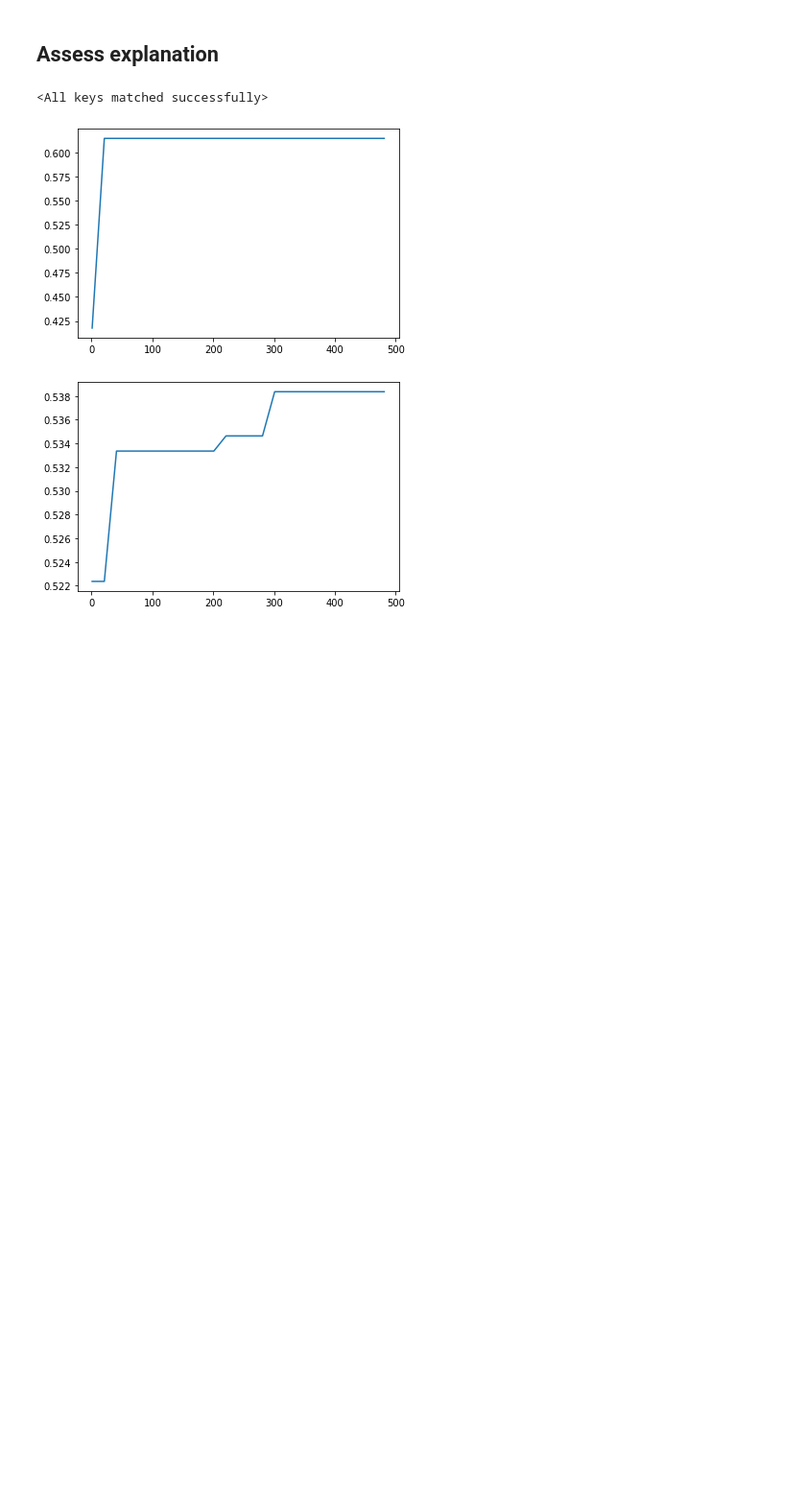
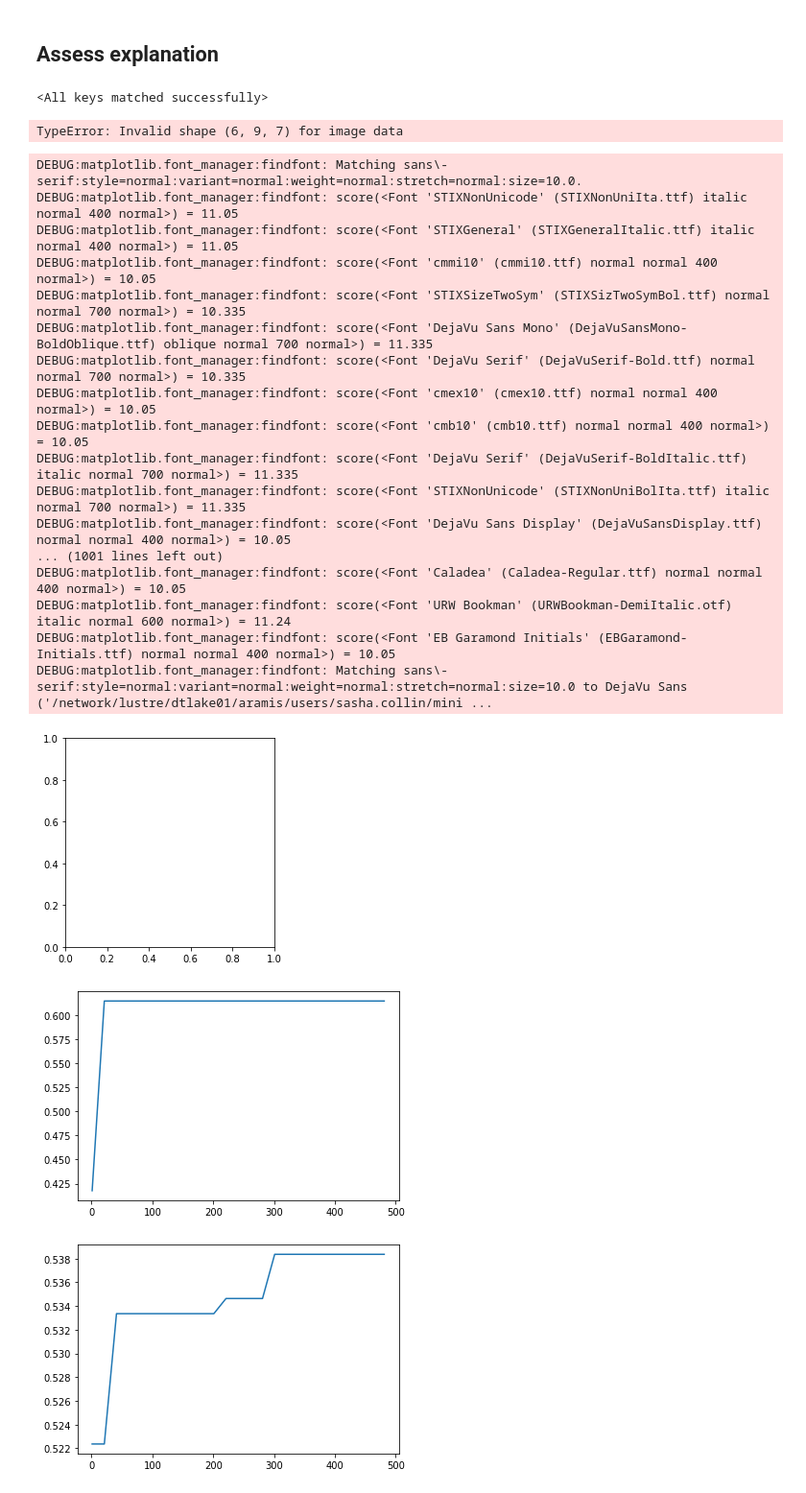
Before and after one commit to cosasha97/interpretability-dl-ndd, a Jupyter notebook: experiments.ipynb, the cells around one changed output. Shown at 96% size. Drawn from its saved outputs; the diff is of its cells as text; code cells hidden in the pictures; blank space fills up the shorter version.

```diff
--- a/experiments.ipynb
+++ b/experiments.ipynb
@@ -392,11 +583,33 @@ model.load_state_dict(saved_data['model_state_dict'])
 # %% [output]
 <All keys matched successfully>
 # %%
-GC = GradCam(model,'conv4')
+GC = GradCam(model)
 img = sample['image'][None,...].float()
 img2 = torch.cat((img,img),0)
-resu = GC.get_explanations(img2)
+resu = GC.get_explanations(img)
 #GC.visualize_cams(img)
+# %%
+plt.imshow(resu['branch1'])
+# %% [output]
+TypeError: Invalid shape (6, 9, 7) for image data
+DEBUG:matplotlib.font_manager:findfont: Matching sans\-serif:style=normal:variant=normal:weight=normal:stretch=normal:size=10.0.
+DEBUG:matplotlib.font_manager:findfont: score(<Font 'STIXNonUnicode' (STIXNonUniIta.ttf) italic normal 400 normal>) = 11.05
+DEBUG:matplotlib.font_manager:findfont: score(<Font 'STIXGeneral' (STIXGeneralItalic.ttf) italic normal 400 normal>) = 11.05
+DEBUG:matplotlib.font_manager:findfont: score(<Font 'cmmi10' (cmmi10.ttf) normal normal 400 normal>) = 10.05
+DEBUG:matplotlib.font_manager:findfont: score(<Font 'STIXSizeTwoSym' (STIXSizTwoSymBol.ttf) normal normal 700 normal>) = 10.335
+DEBUG:matplotlib.font_manager:findfont: score(<Font 'DejaVu Sans Mono' (DejaVuSansMono-BoldOblique.ttf) oblique normal 700 normal>) = 11.335
+DEBUG:matplotlib.font_manager:findfont: score(<Font 'DejaVu Serif' (DejaVuSerif-Bold.ttf) normal normal 700 normal>) = 10.335
+DEBUG:matplotlib.font_manager:findfont: score(<Font 'cmex10' (cmex10.ttf) normal normal 400 normal>) = 10.05
+DEBUG:matplotlib.font_manager:findfont: score(<Font 'cmb10' (cmb10.ttf) normal normal 400 normal>) = 10.05
+DEBUG:matplotlib.font_manager:findfont: score(<Font 'DejaVu Serif' (DejaVuSerif-BoldItalic.ttf) italic normal 700 normal>) = 11.335
+DEBUG:matplotlib.font_manager:findfont: score(<Font 'STIXNonUnicode' (STIXNonUniBolIta.ttf) italic normal 700 normal>) = 11.335
+DEBUG:matplotlib.font_manager:findfont: score(<Font 'DejaVu Sans Display' (DejaVuSansDisplay.ttf) normal normal 400 normal>) = 10.05
+... (1001 lines left out)
+DEBUG:matplotlib.font_manager:findfont: score(<Font 'Caladea' (Caladea-Regular.ttf) normal normal 400 normal>) = 10.05
+DEBUG:matplotlib.font_manager:findfont: score(<Font 'URW Bookman' (URWBookman-DemiItalic.otf) italic normal 600 normal>) = 11.24
+DEBUG:matplotlib.font_manager:findfont: score(<Font 'EB Garamond Initials' (EBGaramond-Initials.ttf) normal normal 400 normal>) = 10.05
+DEBUG:matplotlib.font_manager:findfont: Matching sans\-serif:style=normal:variant=normal:weight=normal:stretch=normal:size=10.0 to DejaVu Sans ('/network/lustre/dtlake01/aramis/users/sasha.collin/mini ...
+[figure, added]
 # %%
 a,b,c,d = [], [], [], []
 n_max = 500
```
Also changed, not shown: parts of 26 cells of this notebook.
